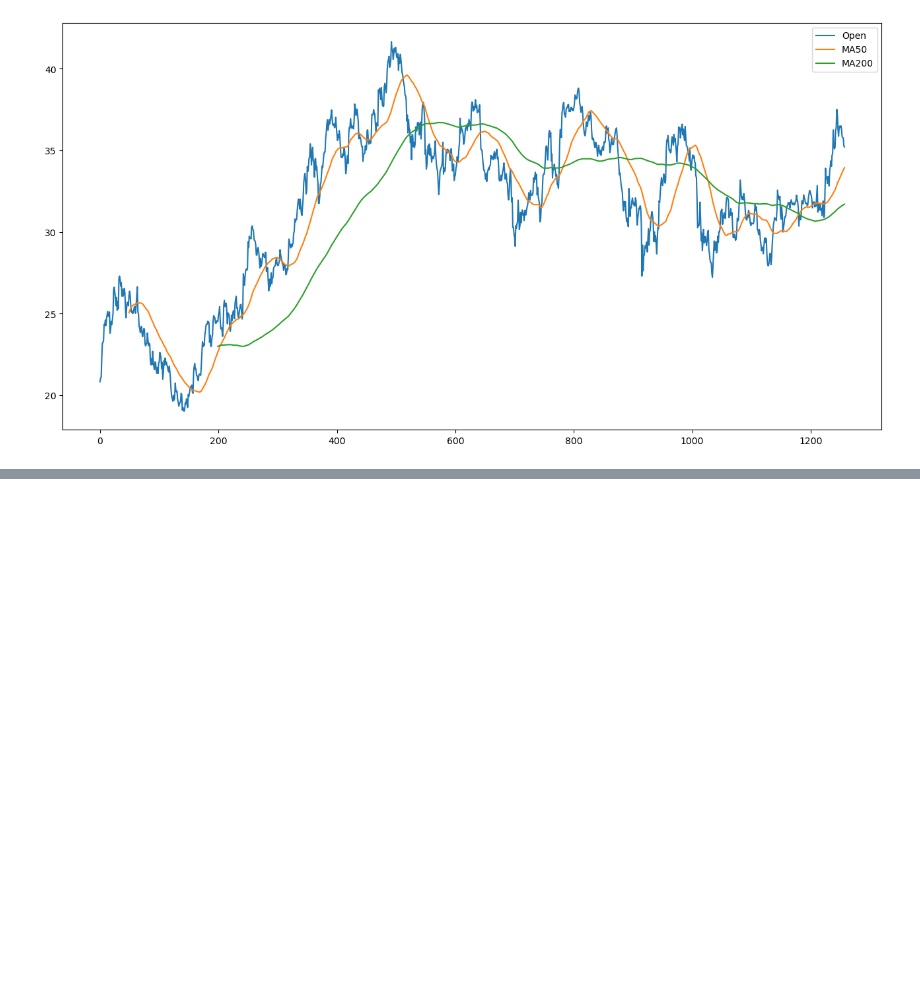
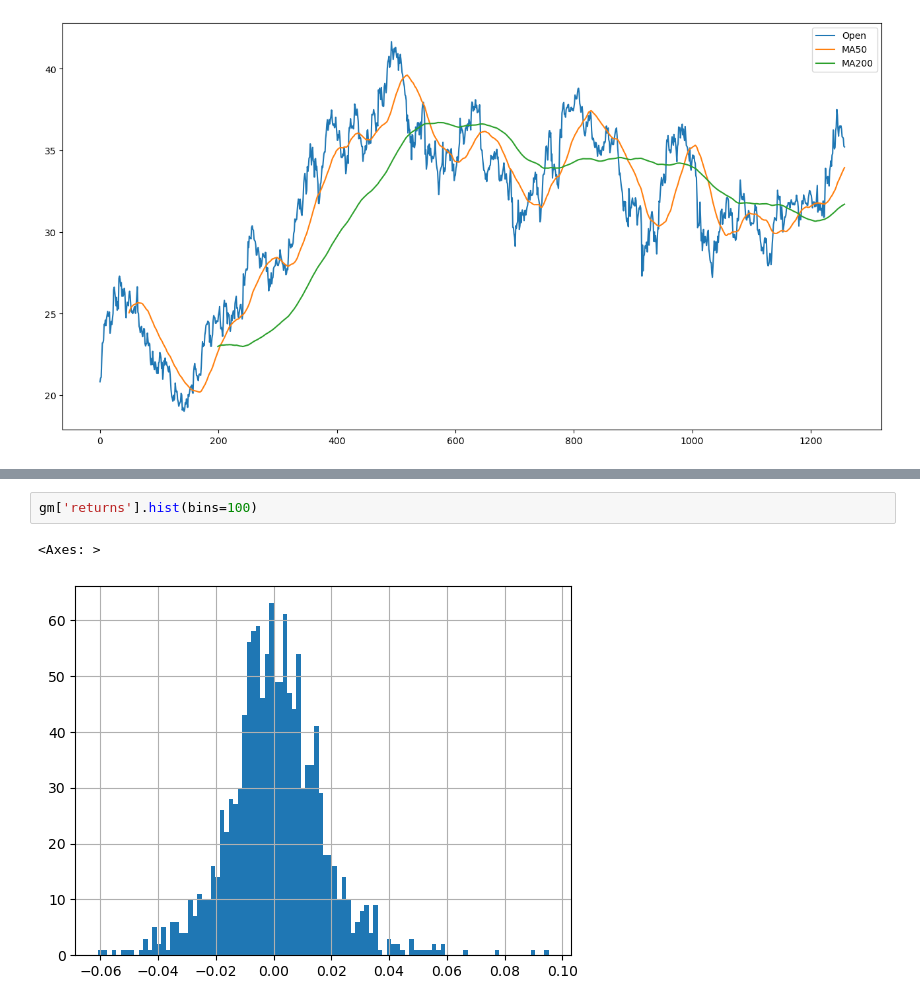
Before and after one commit to myk-francis/python-challenges-scripts, a Jupyter notebook: stock-markey-analysis/first-exercise.ipynb, the cells around one changed output, grey strips where cells are left out. Cells and saved outputs as stored; diff of their text form; blank space fills up the shorter version.

```diff
--- a/stock-markey-analysis/first-exercise.ipynb
+++ b/stock-markey-analysis/first-exercise.ipynb
@@ -54,0 +69,5 @@ gm[['Open', 'MA50', 'MA200']].plot(figsize=(16,8))
+# %%
+gm['returns'].hist(bins=100)
+# %% [output]
+<Axes: >
+[figure, added]
```
Also changed, not shown: parts of 3 cells of this notebook.
